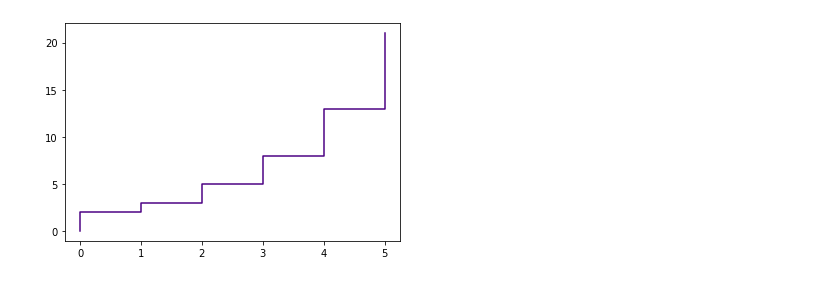
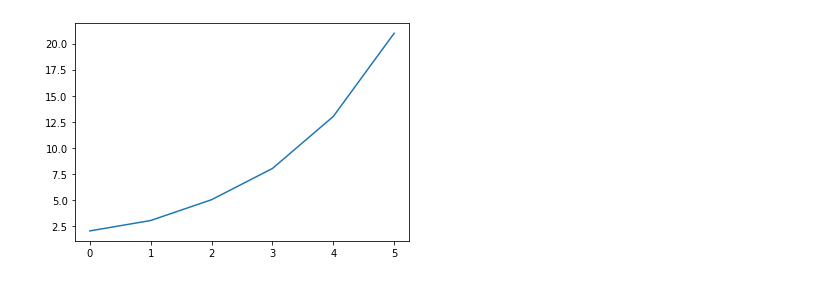
Before and after one commit to probability/topicmodelunderstanding, a Jupyter notebook: Notebooks/images.ipynb, the cells around one changed output. Cells and saved outputs as stored; diff of their text form; code cells hidden in the pictures.

```diff
--- a/Notebooks/images.ipynb
+++ b/Notebooks/images.ipynb
@@ -3,10 +4,12 @@ import matplotlib.pyplot as plt
 from imports import *
 import staircase as sc
-# %%
-st = Steps().add([Step(0,None,2),Step(1,None,1),Step(2,None,2),Step(3,None,3),Step(4,None,5),Step(5,None,8)])
-ax = st.plot()
-
-fig = ax.figure
-fig.savefig('fibo_steps.png')
-# %% [output]
-[figure, removed]
+# %%
+fig,ax = plt.subplots()
+
+x = np.arange(0,6,1,dtype=int)
+y = np.array([2,3,5,8,13,21],dtype=int)
+
+ax.plot(x,y)
+fig.savefig("fibo_line.png")
+# %% [output]
+[figure, added]
```
Also changed, not shown: parts of 2 cells of this notebook, 2 other files.
